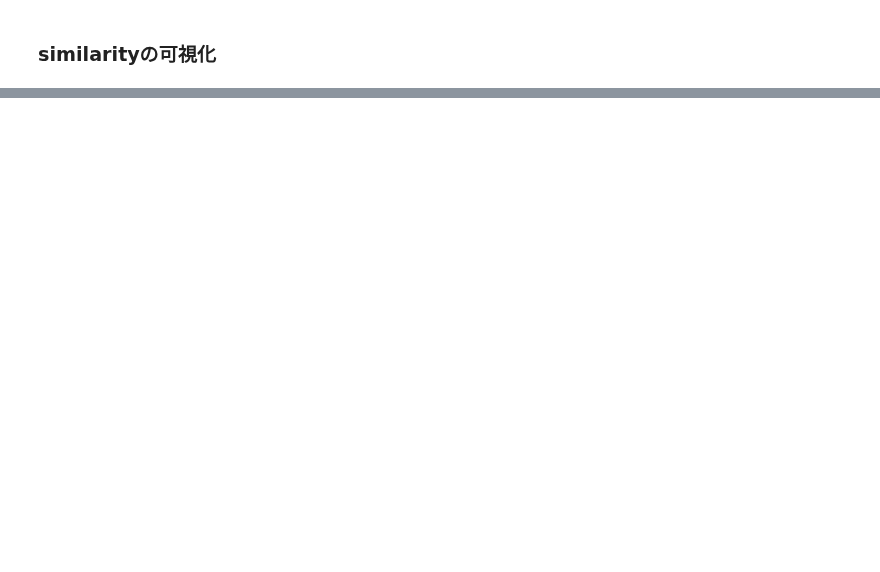
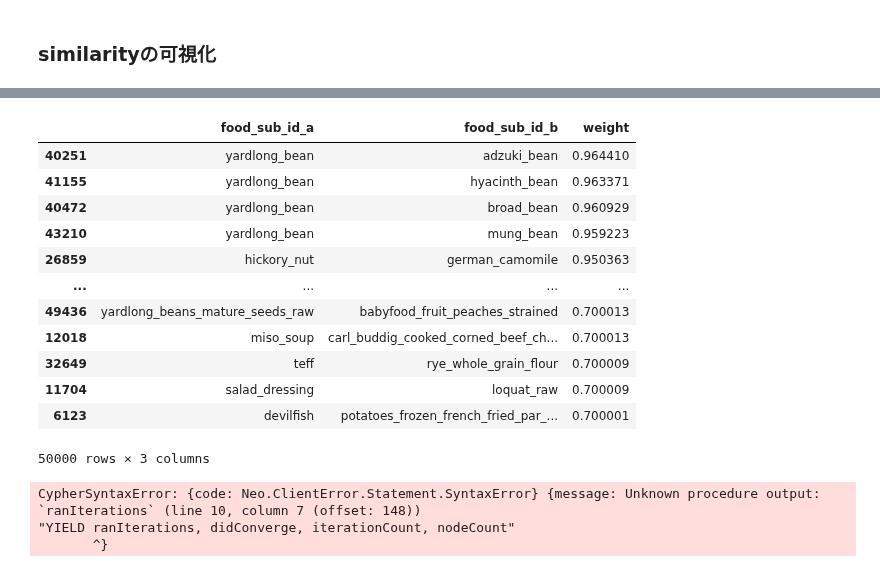
Before and after one commit to MariMurotani/RecipeHack, a Jupyter notebook: jupyter/analyze_word2_vec.ipynb, the cells around one changed output, grey strips where cells are left out. Cells and saved outputs as stored; diff of their text form; code cells hidden in the pictures; blank space fills up the shorter version.

```diff
--- a/jupyter/analyze_word2_vec.ipynb
+++ b/jupyter/analyze_word2_vec.ipynb
@@ -220,0 +250,65 @@ edge_df
+# %%
+edge_df = edge_df.sort_values("weight", ascending=False)
+edge_df
+# %% [output]
+|  | food_sub_id_a | food_sub_id_b | weight |
+| 40251 | yardlong_bean | adzuki_bean | 0.964410 |
+| 41155 | yardlong_bean | hyacinth_bean | 0.963371 |
+| 40472 | yardlong_bean | broad_bean | 0.960929 |
+| 43210 | yardlong_bean | mung_bean | 0.959223 |
+| 26859 | hickory_nut | german_camomile | 0.950363 |
+| ... | ... | ... | ... |
+| 49436 | yardlong_beans_mature_seeds_raw | babyfood_fruit_peaches_strained | 0.700013 |
+| 12018 | miso_soup | carl_buddig_cooked_corned_beef_ch... | 0.700013 |
+| 32649 | teff | rye_whole_grain_flour | 0.700009 |
+| 11704 | salad_dressing | loquat_raw | 0.700009 |
+| 6123 | devilfish | potatoes_frozen_french_fried_par_... | 0.700001 |
+50000 rows × 3 columns
+# %%
+# プロジェクション
+
+# クエリ
+word_vec_query = """
+CALL gds.beta.kmeans.write(
+  'FoodSubTypeGraph',
+  {
+    nodeProperties: ['word_vector'],
+    k: 20,
+    writeProperty: 'wordCluster'
+  }
+)
+YIELD iterationCount, nodeCount
+RETURN nodeCount;
+"""
+
+flavor_vec_query = """
+CALL gds.beta.kmeans.write(
+  'FoodSubTypeGraph',
+  {
+    nodeProperties: ['flavor_vector'],
+    k: 20,
+    writeProperty: 'flavorCluster'
+  }
+)
+YIELD ranIterations, didConverge, iterationCount, nodeCount
+RETURN ranIterations, didConverge, iterationCount, nodeCount;
+"""
+
+# セッションでクエリを実行
+with driver.session() as session:
+    word_vec_result = session.run(word_vec_query)
+    flavor_vec_result = session.run(flavor_vec_query)
+
+    # 結果をDataFrameに変換
+    word_vec_df = pd.DataFrame([dict(record) for record in word_vec_result])
+    flavor_vec_df = pd.DataFrame([dict(record) for record in flavor_vec_result])
+
+print("Word Vector Clustering Results:")
+print(word_vec_df)
+
+print("\nFlavor Vector Clustering Results:")
+print(flavor_vec_df)
+# %% [output]
+CypherSyntaxError: {code: Neo.ClientError.Statement.SyntaxError} {message: Unknown procedure output: `ranIterations` (line 10, column 7 (offset: 148))
+"YIELD ranIterations, didConverge, iterationCount, nodeCount"
+       ^}
```
Also changed, not shown: parts of 7 cells of this notebook, 2 other files.
